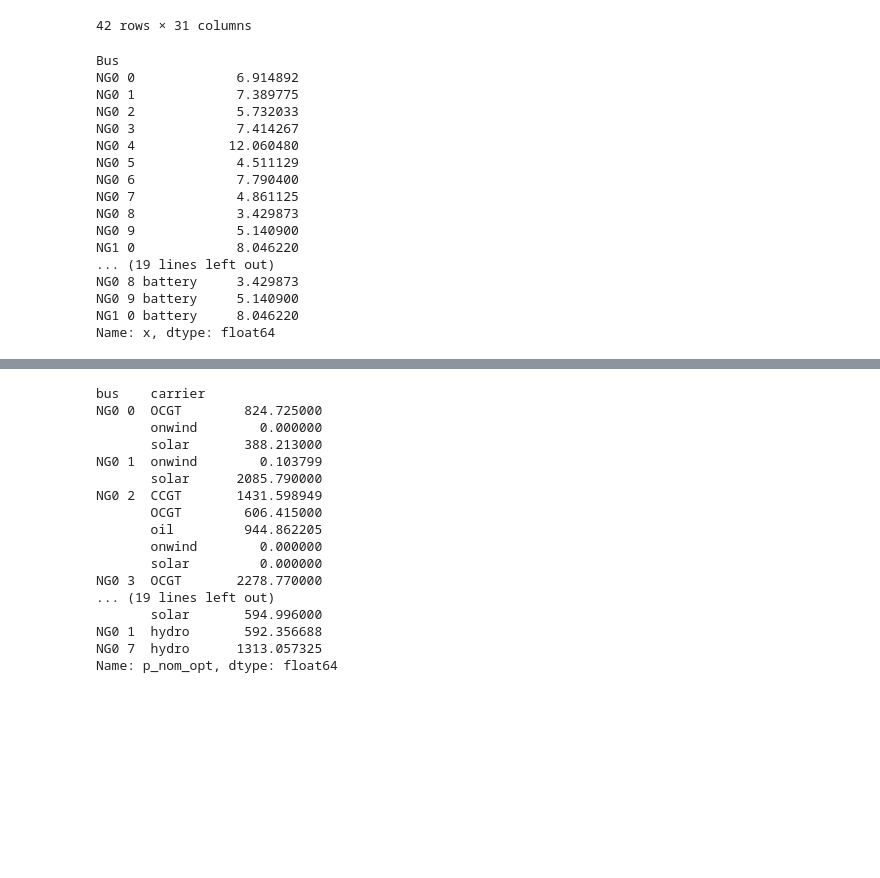
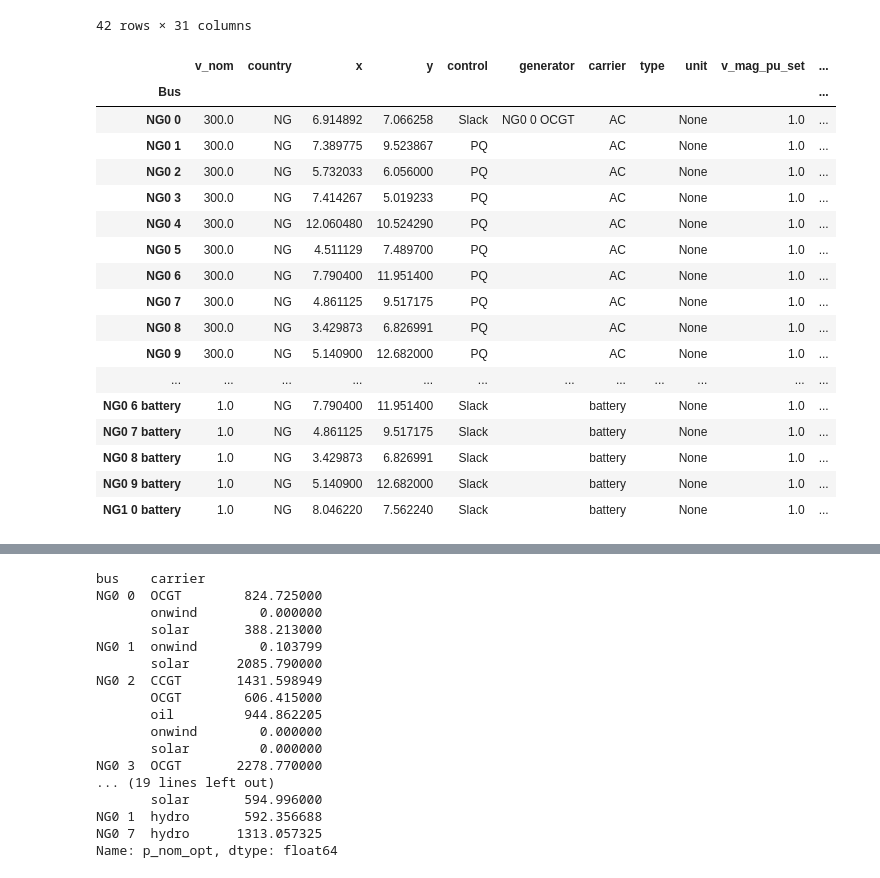
Before and after one commit to drifter089/streamlit_vis, a Jupyter notebook: ng_nb.ipynb, the cells around one changed output, grey strips where cells are left out. Cells and saved outputs as stored; diff of their text form; code cells hidden in the pictures; blank space fills up the shorter version.

```diff
--- a/ng_nb.ipynb
+++ b/ng_nb.ipynb
@@ -215,22 +218,22 @@ n1.generators
 42 rows × 31 columns
 # %%
 n1.buses
-n1.buses["x"]
 # %% [output]
-Bus
-NG0 0             6.914892
-NG0 1             7.389775
-NG0 2             5.732033
-NG0 3             7.414267
-NG0 4            12.060480
-NG0 5             4.511129
-NG0 6             7.790400
-NG0 7             4.861125
-NG0 8             3.429873
-NG0 9             5.140900
-NG1 0             8.046220
-... (19 lines left out)
-NG0 8 battery     3.429873
-NG0 9 battery     5.140900
-NG1 0 battery     8.046220
-Name: x, dtype: float64
+|  | v_nom | country | x | y | control | generator | carrier | type | unit | v_mag_pu_set | ... |
+| Bus |  |  |  |  |  |  |  |  |  |  | ... |
+| NG0 0 | 300.0 | NG | 6.914892 | 7.066258 | Slack | NG0 0 OCGT | AC |  | None | 1.0 | ... |
+| NG0 1 | 300.0 | NG | 7.389775 | 9.523867 | PQ |  | AC |  | None | 1.0 | ... |
+| NG0 2 | 300.0 | NG | 5.732033 | 6.056000 | PQ |  | AC |  | None | 1.0 | ... |
+| NG0 3 | 300.0 | NG | 7.414267 | 5.019233 | PQ |  | AC |  | None | 1.0 | ... |
+| NG0 4 | 300.0 | NG | 12.060480 | 10.524290 | PQ |  | AC |  | None | 1.0 | ... |
+| NG0 5 | 300.0 | NG | 4.511129 | 7.489700 | PQ |  | AC |  | None | 1.0 | ... |
+| NG0 6 | 300.0 | NG | 7.790400 | 11.951400 | PQ |  | AC |  | None | 1.0 | ... |
+| NG0 7 | 300.0 | NG | 4.861125 | 9.517175 | PQ |  | AC |  | None | 1.0 | ... |
+| NG0 8 | 300.0 | NG | 3.429873 | 6.826991 | PQ |  | AC |  | None | 1.0 | ... |
+| NG0 9 | 300.0 | NG | 5.140900 | 12.682000 | PQ |  | AC |  | None | 1.0 | ... |
+| ... | ... | ... | ... | ... | ... | ... | ... | ... | ... | ... | ... |
+| NG0 6 battery | 1.0 | NG | 7.790400 | 11.951400 | Slack |  | battery |  | None | 1.0 | ... |
+| NG0 7 battery | 1.0 | NG | 4.861125 | 9.517175 | Slack |  | battery |  | None | 1.0 | ... |
+| NG0 8 battery | 1.0 | NG | 3.429873 | 6.826991 | Slack |  | battery |  | None | 1.0 | ... |
+| NG0 9 battery | 1.0 | NG | 5.140900 | 12.682000 | Slack |  | battery |  | None | 1.0 | ... |
+| NG1 0 battery | 1.0 | NG | 8.046220 | 7.562240 | Slack |  | battery |  | None | 1.0 | ... |
```
Also changed, not shown: parts of 13 cells of this notebook, 3 other files.
